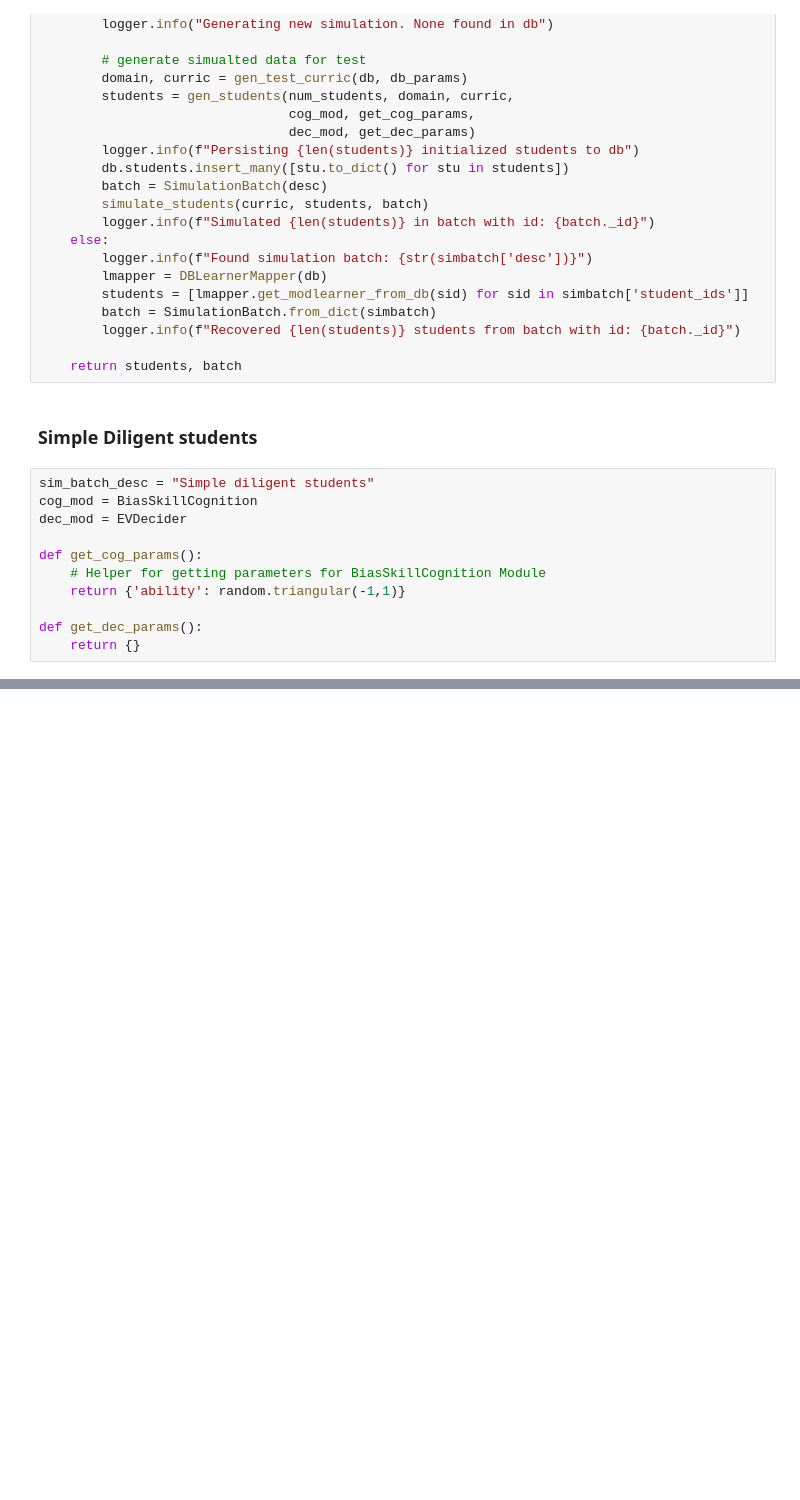
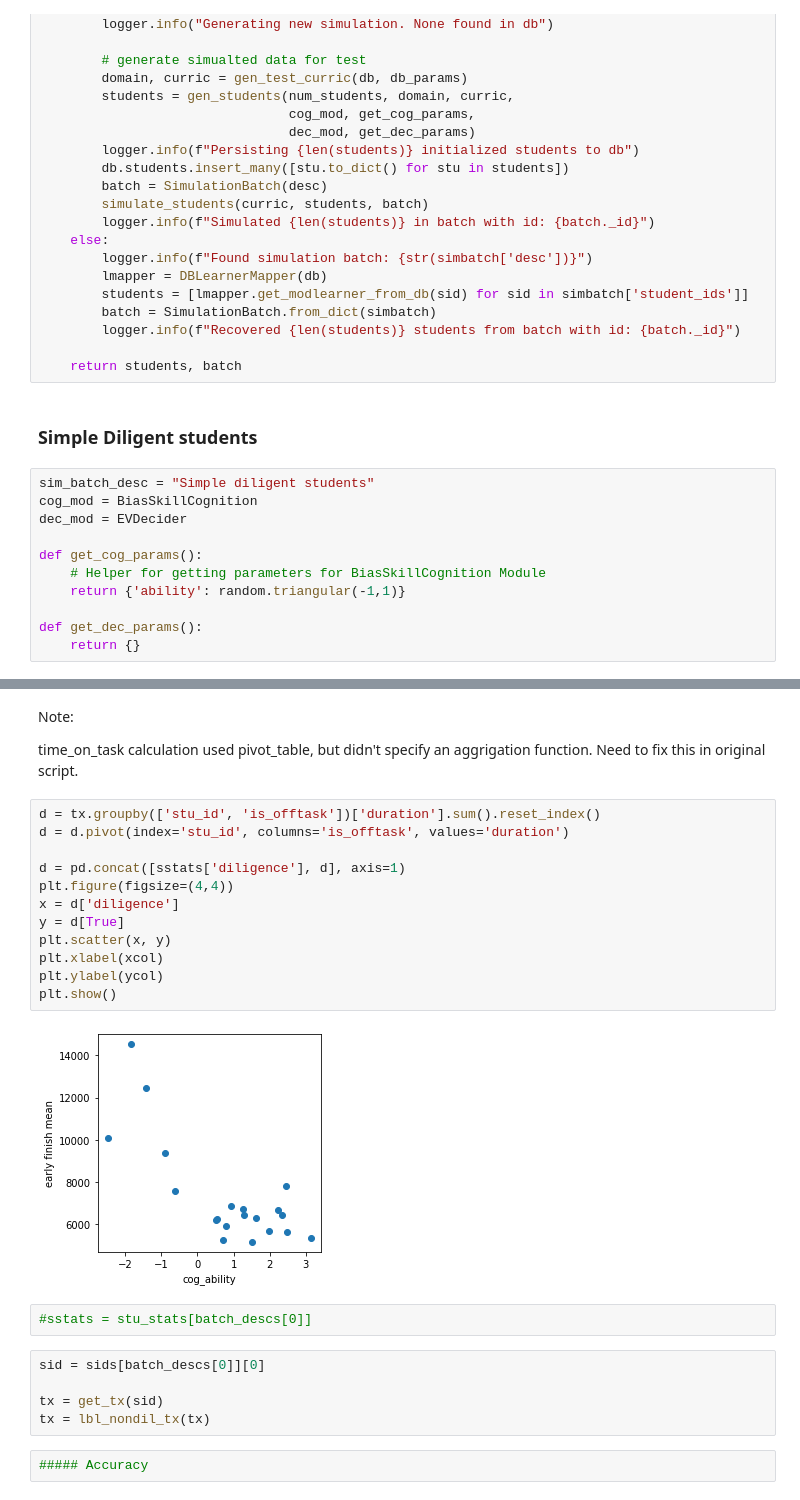
Before and after one commit to stevencdang/MotivSim, a Jupyter notebook: notebooks/Session_Sim_EDA.ipynb, the cells around one changed output, grey strips where cells are left out. Drawn from its saved outputs; the diff is of its cells as text; blank space fills up the shorter version.

```diff
--- a/notebooks/Session_Sim_EDA.ipynb
+++ b/notebooks/Session_Sim_EDA.ipynb
@@ -296,0 +597,27 @@ INFO:analytics.batch:Simulated 200 in batch with id: 8e29893c-473f-4cd7-bb08-d61
+# %% [markdown]
+Note:
+
+time_on_task calculation used pivot_table, but didn't specify an aggrigation function. Need to fix this in original script.
+# %%
+d = tx.groupby(['stu_id', 'is_offtask'])['duration'].sum().reset_index()
+d = d.pivot(index='stu_id', columns='is_offtask', values='duration')
+
+d = pd.concat([sstats['diligence'], d], axis=1)
+plt.figure(figsize=(4,4))
+x = d['diligence']
+y = d[True]
+plt.scatter(x, y)
+plt.xlabel(xcol)
+plt.ylabel(ycol)
+plt.show()
+# %% [output]
+[figure, added]
+# %%
+#sstats = stu_stats[batch_descs[0]]
+# %%
+sid = sids[batch_descs[0]][0]
+
+tx = get_tx(sid)
+tx = lbl_nondil_tx(tx)
+# %%
+##### Accuracy
```
Also changed, not shown: parts of 56 cells of this notebook, 4 other files.
